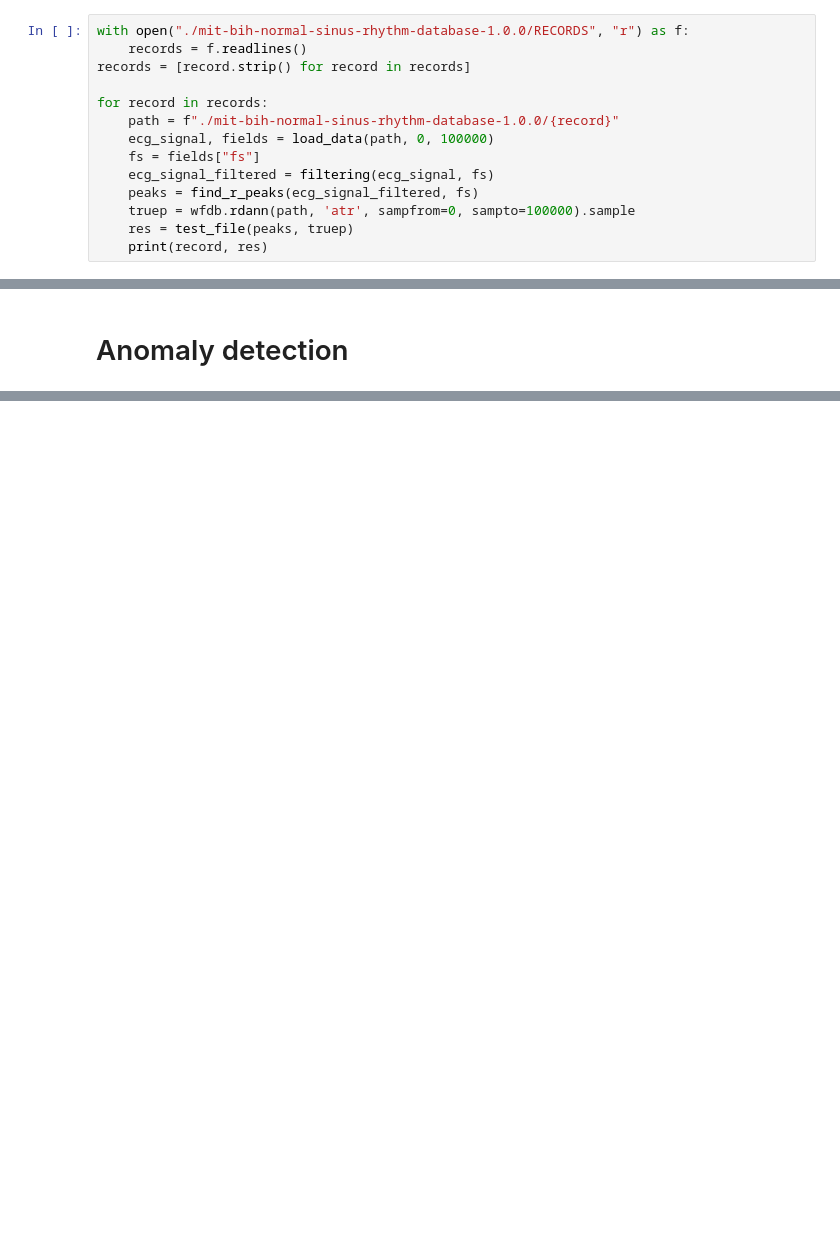
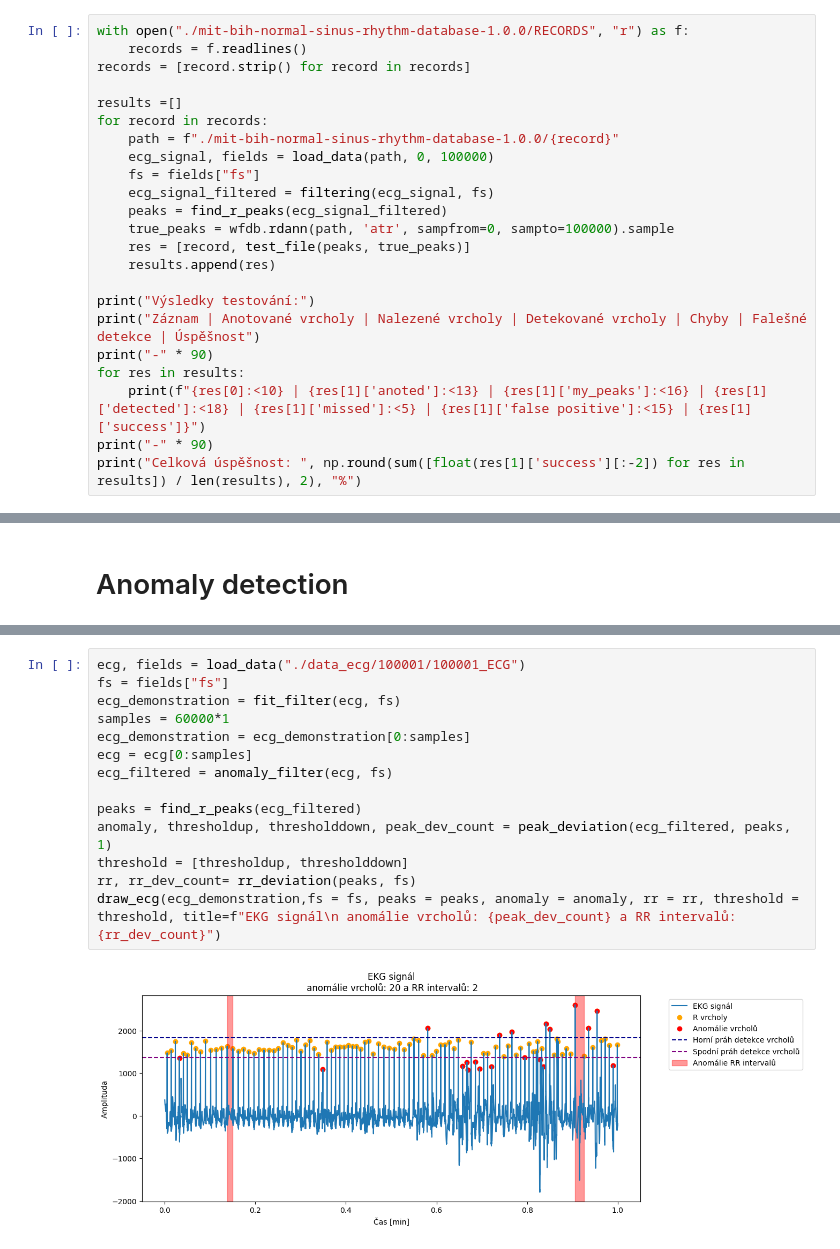
Before and after one commit to Mysczk/Zpracovani-signalu, a Jupyter notebook: Seminarni_prace.ipynb, the cells around one changed output, grey strips where cells are left out. Cells and saved outputs as stored; diff of their text form; blank space fills up the shorter version.

```diff
--- a/Seminarni_prace.ipynb
+++ b/Seminarni_prace.ipynb
@@ -153,13 +151,22 @@ with open("./mit-bih-normal-sinus-rhythm-database-1.0.0/RECORDS", "r") as f:
     records = f.readlines()
 records = [record.strip() for record in records]
 
+results =[]
 for record in records:
     path = f"./mit-bih-normal-sinus-rhythm-database-1.0.0/{record}"
     ecg_signal, fields = load_data(path, 0, 100000)
     fs = fields["fs"]
     ecg_signal_filtered = filtering(ecg_signal, fs)
-    peaks = find_r_peaks(ecg_signal_filtered, fs)
-    truep = wfdb.rdann(path, 'atr', sampfrom=0, sampto=100000).sample
-    res = test_file(peaks, truep)
-    print(record, res)
+    peaks = find_r_peaks(ecg_signal_filtered)
+    true_peaks = wfdb.rdann(path, 'atr', sampfrom=0, sampto=100000).sample
+    res = [record, test_file(peaks, true_peaks)]
+    results.append(res)
+
+print("Výsledky testování:")
+print("Záznam | Anotované vrcholy | Nalezené vrcholy | Detekované vrcholy | Chyby | Falešné detekce | Úspěšnost")
+print("-" * 90)
+for res in results:
+    print(f"{res[0]:<10} | {res[1]['anoted']:<13} | {res[1]['my_peaks']:<16} | {res[1]['detected']:<18} | {res[1]['missed']:<5} | {res[1]['false positive']:<15} | {res[1]['success']}")
+print("-" * 90)
+print("Celková úspěšnost: ", np.round(sum([float(res[1]['success'][:-2]) for res in results]) / len(results), 2), "%")
 # %% [output]
@@ -223,0 +239,16 @@ draw_ecg(ecg,anomaly, title="ECG signál celý")
+# %%
+ecg, fields = load_data("./data_ecg/100001/100001_ECG")
+fs = fields["fs"]
+ecg_demonstration = fit_filter(ecg, fs)
+samples = 60000*1
+ecg_demonstration = ecg_demonstration[0:samples]
+ecg = ecg[0:samples]
+ecg_filtered = anomaly_filter(ecg, fs)
+
+peaks = find_r_peaks(ecg_filtered)
+anomaly, thresholdup, thresholddown, peak_dev_count = peak_deviation(ecg_filtered, peaks, 1)
+threshold = [thresholdup, thresholddown]
+rr, rr_dev_count= rr_deviation(peaks, fs)
+draw_ecg(ecg_demonstration,fs = fs, peaks = peaks, anomaly = anomaly, rr = rr, threshold = threshold, title=f"EKG signál\n anomálie vrcholů: {peak_dev_count} a RR intervalů: {rr_dev_count}")
+# %% [output]
+[figure, added]
```
Also changed, not shown: parts of 8 cells of this notebook.
